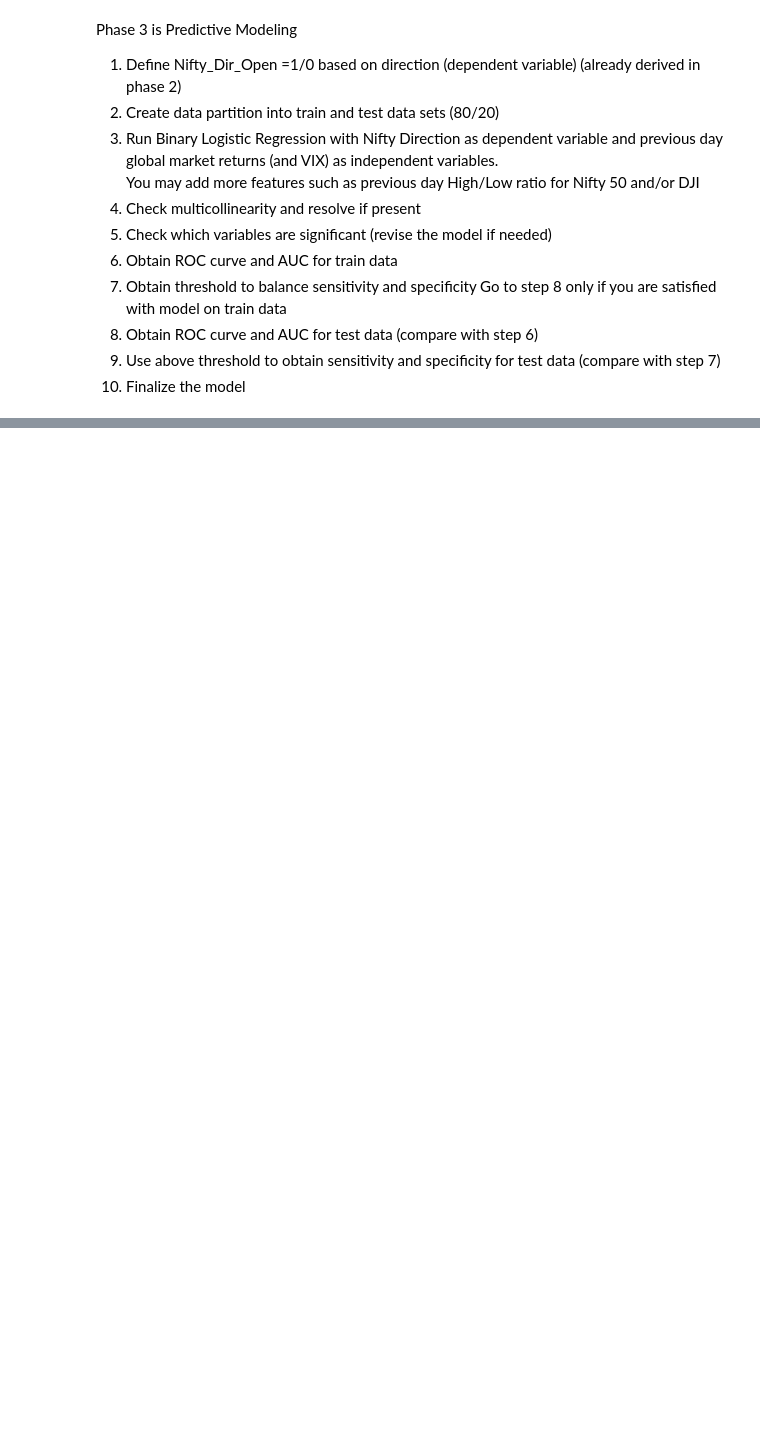
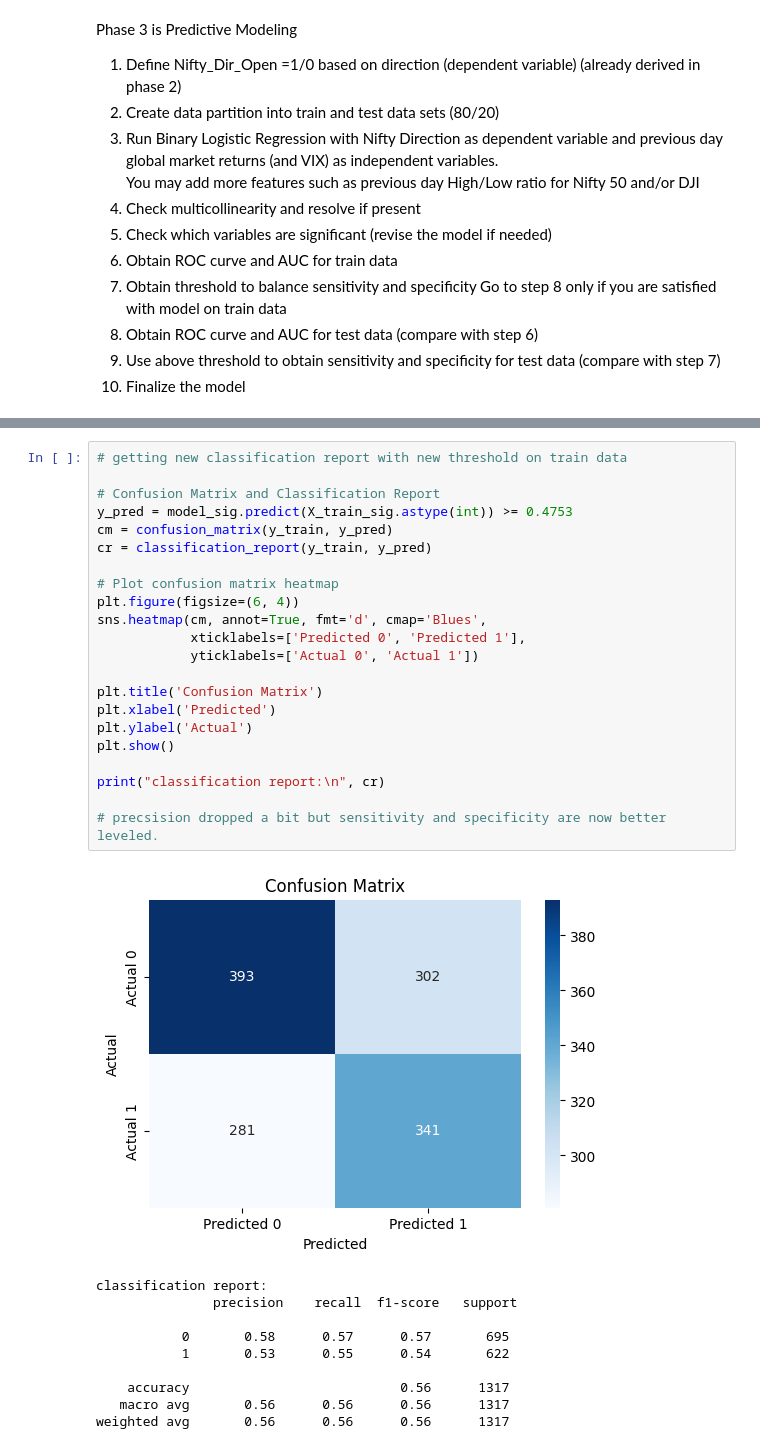
Before and after one commit to pablogrs/nifty_data, a Jupyter notebook: phase3.ipynb, the cells around one changed output, grey strips where cells are left out. Drawn from its saved outputs; the diff is of its cells as text; blank space fills up the shorter version.

```diff
--- a/phase3.ipynb
+++ b/phase3.ipynb
@@ -175 +212,34 @@ Optimal threshold by Youden's Index: 0.4600
+# %%
+# getting new classification report with new threshold on train data
+
+# Confusion Matrix and Classification Report
+y_pred = model_sig.predict(X_train_sig.astype(int)) >= 0.4753
+cm = confusion_matrix(y_train, y_pred)
+cr = classification_report(y_train, y_pred)
+
+# Plot confusion matrix heatmap
+plt.figure(figsize=(6, 4))
+sns.heatmap(cm, annot=True, fmt='d', cmap='Blues',
+            xticklabels=['Predicted 0', 'Predicted 1'],
+            yticklabels=['Actual 0', 'Actual 1'])
+
+plt.title('Confusion Matrix')
+plt.xlabel('Predicted')
+plt.ylabel('Actual')
+plt.show()
+
+print("classification report:\n", cr)
+
+# precsision dropped a bit but sensitivity and specificity are now better leveled.
+# %% [output]
+[figure, added]
+classification report:
+               precision    recall  f1-score   support
+
+           0       0.58      0.57      0.57       695
+           1       0.53      0.55      0.54       622
+
+    accuracy                           0.56      1317
+   macro avg       0.56      0.56      0.56      1317
+weighted avg       0.56      0.56      0.56      1317
 # %%
```
Also changed, not shown: parts of 13 cells of this notebook, 3 other files.
